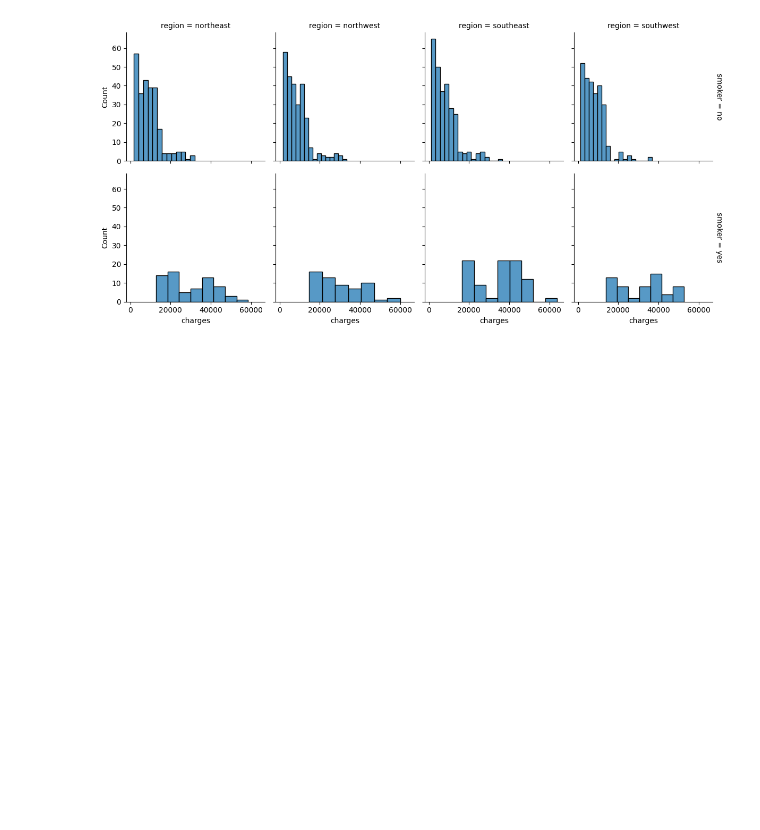
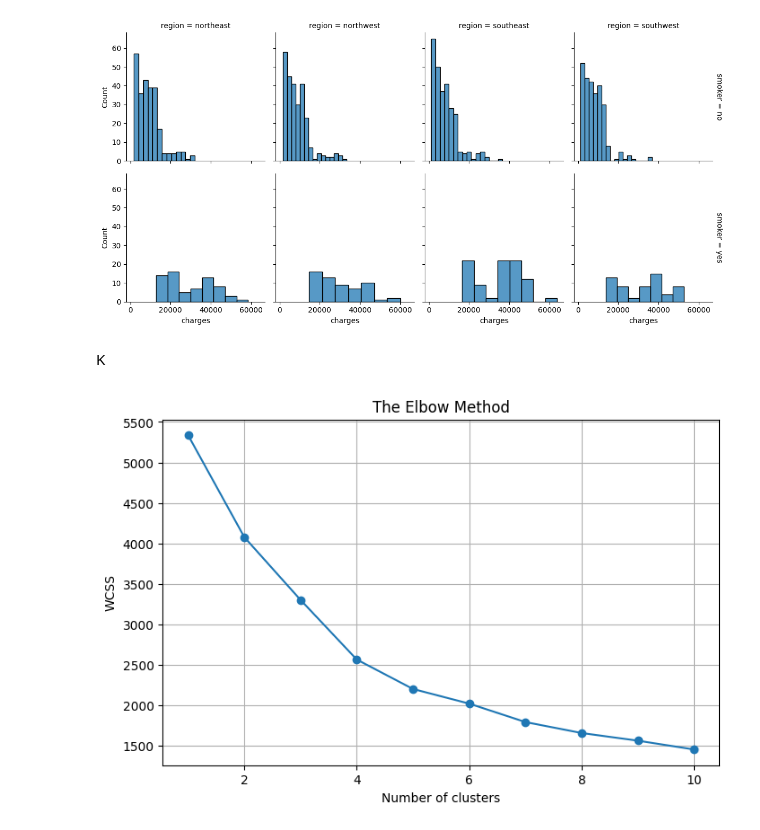
Before and after one commit to telvinmj/EDA, a Jupyter notebook: Eda_da.ipynb, the cells around one changed output. Drawn from its saved outputs; the diff is of its cells as text; code cells hidden in the pictures; blank space fills up the shorter version.

```diff
--- a/Eda_da.ipynb
+++ b/Eda_da.ipynb
@@ -225,3 +212,5 @@ g.map(sns.histplot, 'charges')
 plt.show()
 # %% [output]
 [figure]
+# %% [markdown]
+K
@@ -227,0 +220,27 @@ plt.show()
+# %%
+# Assuming df_clean is already loaded as your dataset
+
+# Selecting numerical columns for clustering
+X = df_clean[['age', 'bmi', 'children', 'charges']].values
+
+# Standardizing the data (K-means performs better on scaled data)
+scaler = StandardScaler()
+X_scaled = scaler.fit_transform(X)
+# %%
+# Using the elbow method to find the optimal number of clusters
+wcss = []
+for i in range(1, 11):
+    kmeans = KMeans(n_clusters=i, init='k-means++', random_state=42)
+    kmeans.fit(X_scaled)
+    wcss.append(kmeans.inertia_)
+
+# Plotting the elbow method results
+plt.figure(figsize=(8,5))
+plt.plot(range(1, 11), wcss, marker='o')
+plt.title('The Elbow Method')
+plt.xlabel('Number of clusters')
+plt.ylabel('WCSS')
+plt.grid(True)
+plt.show()
+# %% [output]
+[figure, added]
```
Also changed, not shown: parts of 23 cells of this notebook.
